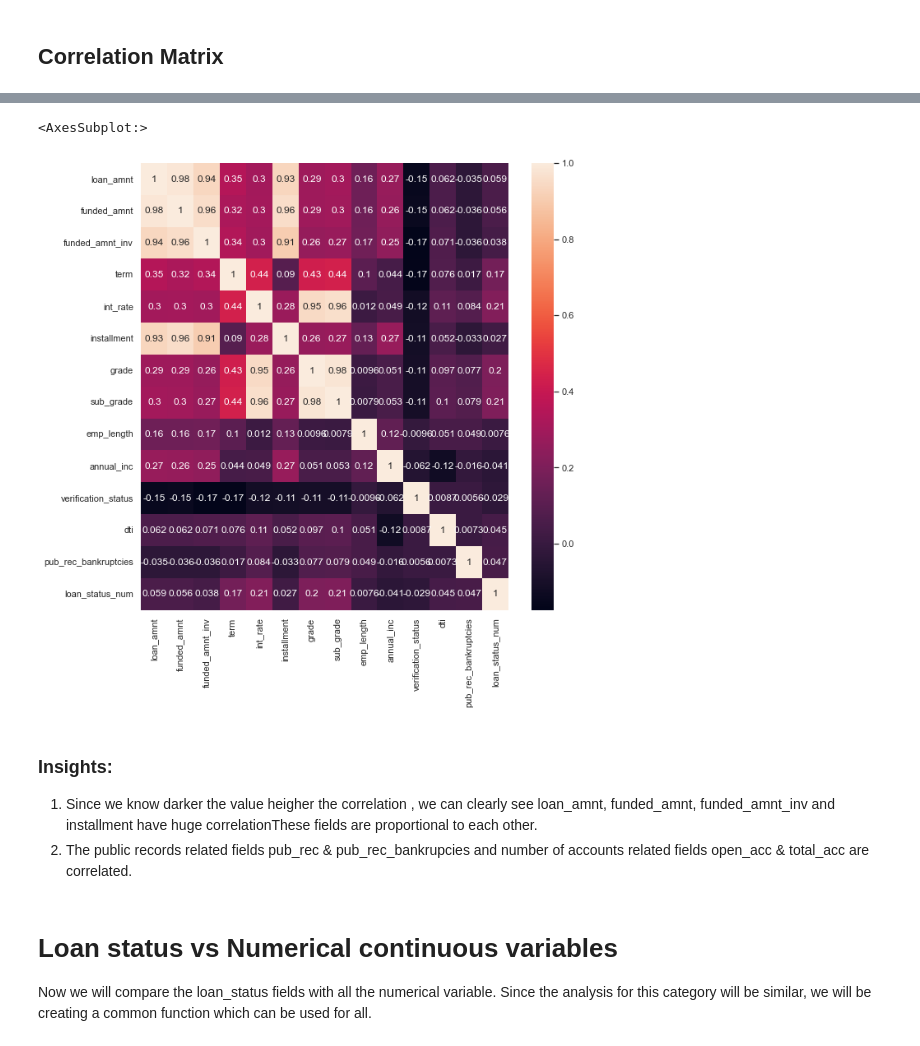
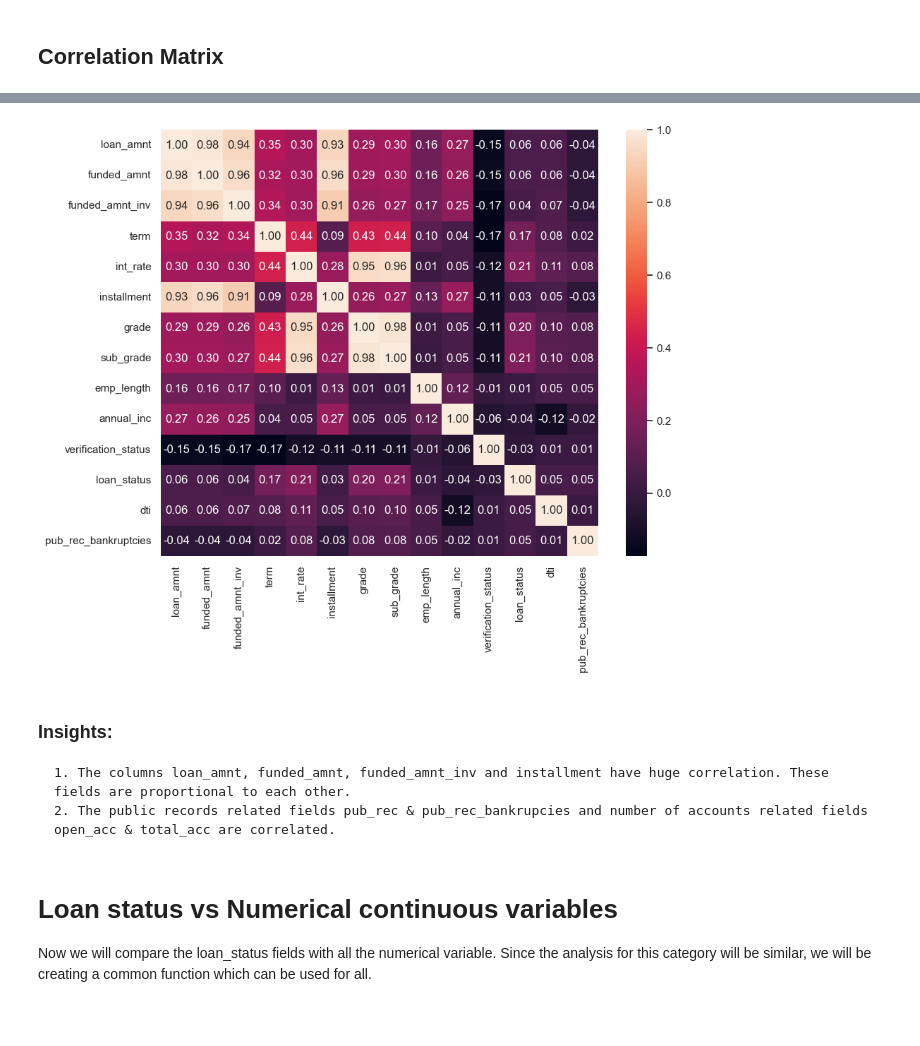
Before and after one commit to vulchinithin/LendingClubCaseStudy, a Jupyter notebook: Univariate_Analysis.ipynb, the cells around one changed output, grey strips where cells are left out. Drawn from its saved outputs; the diff is of its cells as text; code cells hidden in the pictures; blank space fills up the shorter version.

```diff
--- a/Univariate_Analysis.ipynb
+++ b/Univariate_Analysis.ipynb
@@ -12,7 +12,7 @@ warnings.filterwarnings('ignore')   # ignore warnings
 # %%
 # import the data from the csv file
 
-df = pd.read_csv("..\Data\loan.csv")
+df = pd.read_csv("Data\loan.csv")
 # %%
 # show the first 5 rows of the dataframe df
 
@@ -694,8 +694,7 @@ Name: loan_status, dtype: int64
 # %%
 # clean the 'loan_status' column
 
-df = df[df['loan_status'] != 'Current']                         # drop the rows with 'loan_status' value 'Current'
-df[df['loan_status'] == 'Fully Paid']['loan_status'] = 1        # replace the 'loan_status' value 'Fully Paid' with 1
-df[df['loan_status'] == 'Charged Off']['loan_status'] = 0       # replace the 'loan_status' value 'Charged Off' with 0
-df['loan_status'].value_counts()                                # show the value counts of the 'loan_status' column
+df = df[df['loan_status'] != 'Current']                                                 # drop the rows with 'loan_status' value 'Current'
+df['loan_status'] = df['loan_status'].apply(lambda x: 1 if x=='Charged Off' else 0)     # replace the 'loan_status' value 'Charged Off' with 1 and the other values with 0
+df['loan_status'].value_counts()                                                        # show the value counts of the 'loan_status' column
 # %% [output]
@@ -919,6 +918,3 @@ The cleaned dataframe has 38577 rows and 18 columns.
 ## Univariate Analysis
 # %% [markdown]
 ## Correlation Matrix
-# %%
-# changing the loan_status to a numeric variable, assign 1 for defaulted loans and 0 for paid off ones
-df['loan_status_num'] = df['loan_status'].apply(lambda x: 1 if x=='Charged Off' else 0)
@@ -940,13 +921,13 @@ Name: loan_status_num, Length: 38577, dtype: int64
 # %%
-sns.set(rc={'figure.figsize':(10,10)})
-sns.heatmap(data=df.corr(),annot=True)
+sns.set(rc={'figure.figsize':(10,8), 'figure.dpi':100})            # set the size of the plot
+sns.heatmap(data=df.corr(), annot=True, fmt='.2f')                 # plot the heatmap of the correlation between the variables
+plt.show()
 # %% [output]
-<AxesSubplot:>
-[figure, old version]
+[figure, new version]
 # %% [markdown]
 ### Insights:
-1. Since we know darker the value heigher the correlation , we can clearly see loan_amnt, funded_amnt, funded_amnt_inv and installment have huge correlationThese fields are proportional to each other.
-2. The public records related fields pub_rec & pub_rec_bankrupcies and number of accounts related fields open_acc & total_acc are correlated.
+    1. The columns loan_amnt, funded_amnt, funded_amnt_inv and installment have huge correlation. These fields are proportional to each other.
+    2. The public records related fields pub_rec & pub_rec_bankrupcies and number of accounts related fields open_acc & total_acc are correlated.
 # %% [markdown]
 # Loan status vs Numerical continuous variables
 
```
Also changed, not shown: parts of 13 cells of this notebook.
